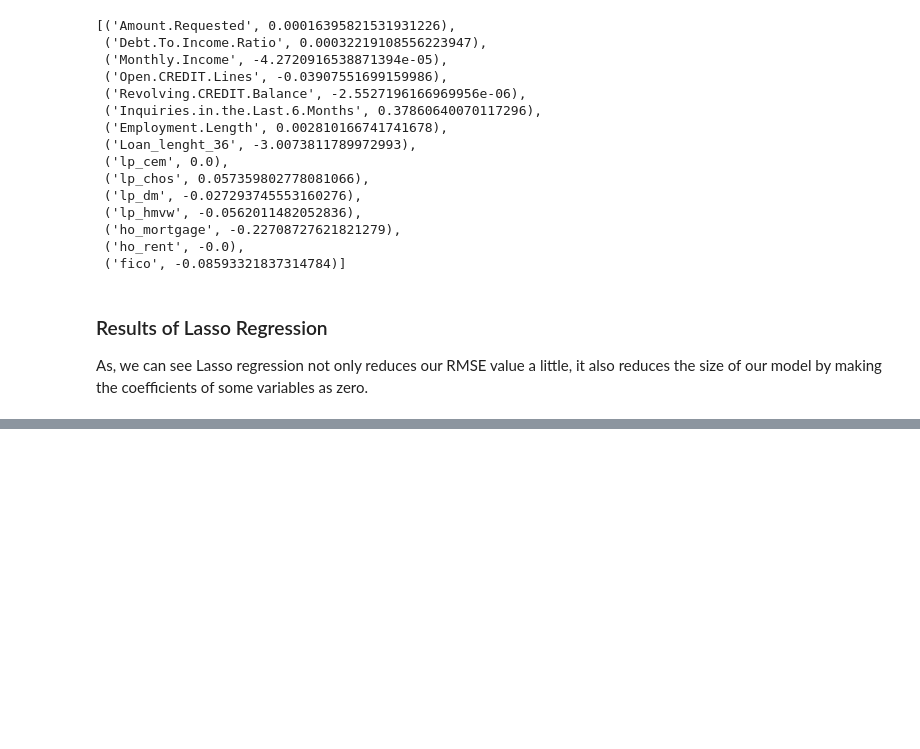
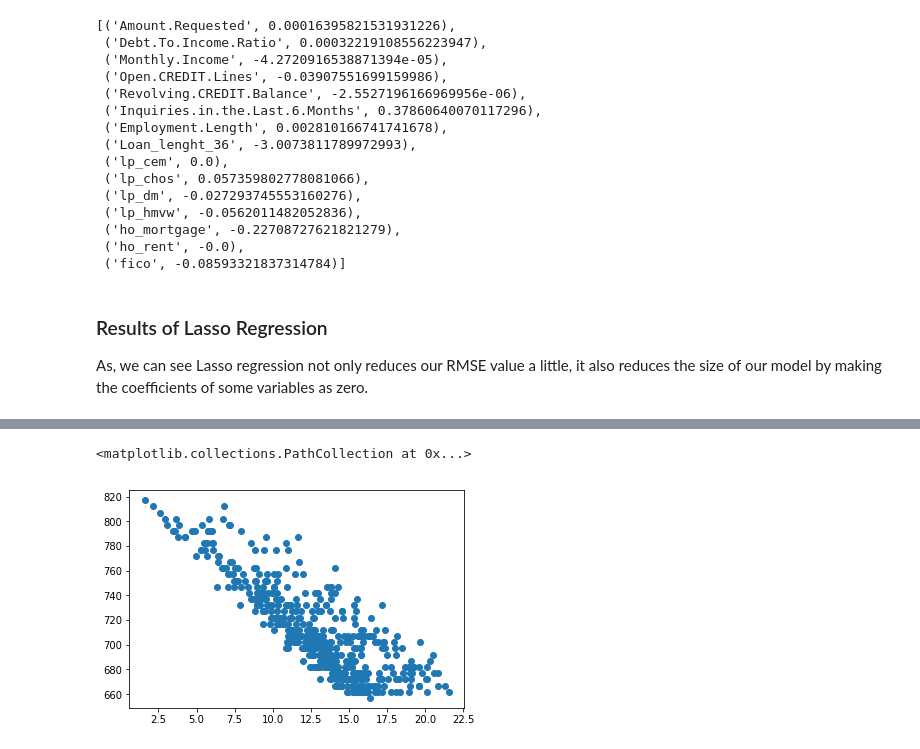
Before and after one commit to thileepanp/Regularised-Linear-Regression-with-Python, a Jupyter notebook: Regularized Multiple Linear Regression.ipynb, the cells around one changed output, grey strips where cells are left out. Cells and saved outputs as stored; diff of their text form; code cells hidden in the pictures; blank space fills up the shorter version.

Commit message:
Visualizing linearity between predictions and FICO score in the dataset

```diff
--- a/Regularized Multiple Linear Regression.ipynb
+++ b/Regularized Multiple Linear Regression.ipynb
@@ -979,0 +978,7 @@ As, we can see Lasso regression not only reduces our RMSE value a little, it als
+# %%
+""" Trend between LR model without regularization and FICO score in the data set"""
+
+plt.scatter(x=predictions, y=x_test.fico)
+# %% [output]
+<matplotlib.collections.PathCollection at 0x...>
+[figure, added]
```
Also changed, not shown: parts of 6 cells of this notebook, 2 other files.
